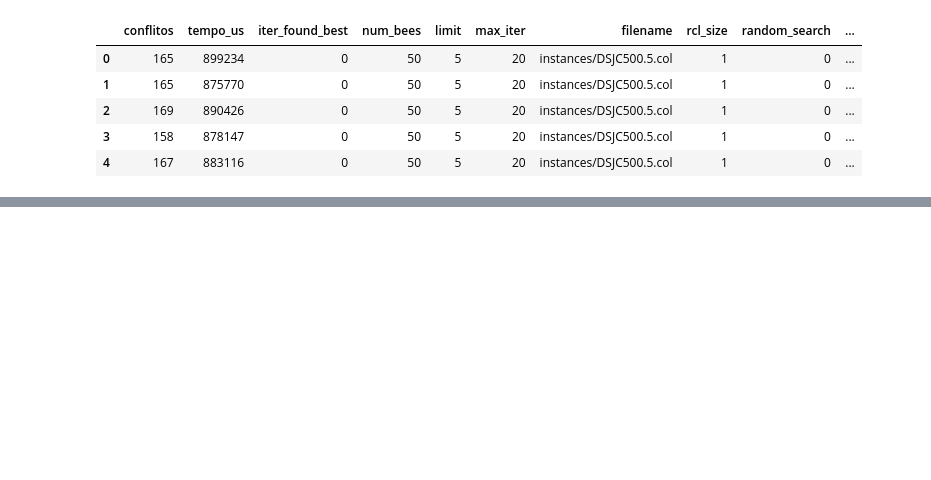
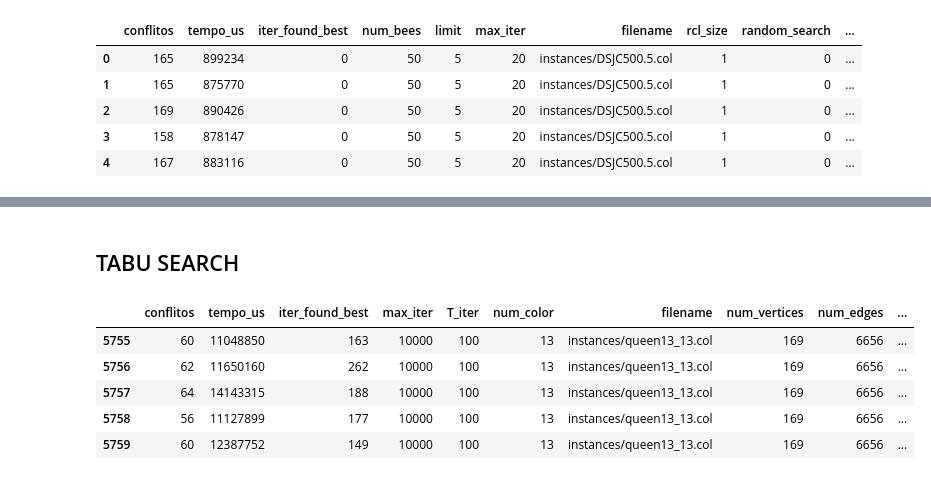
Before and after one commit to bruno-duart/GraphColor, a Jupyter notebook: Optuna.ipynb, the cells around one changed output, grey strips where cells are left out. Saved outputs shown, nothing was run; the diff lists cells and outputs as text; code cells hidden in the pictures; blank space fills up the shorter version.

Commit message:
escolha parâmetros optuna

```diff
--- a/Optuna.ipynb
+++ b/Optuna.ipynb
@@ -169,0 +202,25 @@ Melhores parâmetros encontrados:
+# %%
+df['conflitos_norm'] = (df["conflitos"] - df["conflitos"].min()) / (df["conflitos"].max() - df["conflitos"].min() if df["conflitos"].max()!= df["conflitos"].min() else 0)
+df['tempo_norm'] = (df["tempo_us"] - df["tempo_us"].min()) / (df["tempo_us"].max() - df["tempo_us"].min() if df["tempo_us"].max()!= df["tempo_us"].min() else 0)
+def objective_v3(trial):
+    """Função objetivo para o Optuna, buscando a melhor configuração de parâmetros já testada."""
+
+    # Optuna irá escolher um conjunto de parâmetros dentro dos valores existentes
+    num_bees = trial.suggest_categorical("num_bees", df["num_bees"].unique().tolist())
+    limit = trial.suggest_categorical("limit", df["limit"].unique().tolist())
+    max_iter = trial.suggest_categorical("max_iter", df["max_iter"].unique().tolist())
+    onlooker_phase = trial.suggest_categorical("onlooker_phase", df["onlooker_phase"].unique().tolist())
+
+
+    # Filtrar apenas as execuções com esses parâmetros
+    subset = df[(df["num_bees"] == num_bees) &
+                (df["limit"] == limit) &
+                (df["max_iter"] == max_iter) &
+                (df["onlooker_phase"] == onlooker_phase)]
+
+    alpha = 1  # Peso para conflitos
+    beta = 0   # Peso para tempo
+    score = alpha * subset["conflitos_norm"].mean() + beta * subset["tempo_norm"].mean()
+
+
+    return score  # O Optuna busca minimizar esse valor
@@ -169,0 +353,25 @@ Melhores parâmetros encontrados:
+# %% [markdown]
+## TABU SEARCH
+# %%
+files = ['4-FullIns_4', 'ash331GPIA', 'DSJC250.1', 'le450_15a', 'qg.order30', 'queen13_13']
+columns_tabu = ['conflitos', 'tempo_us', 'iter_found_best',
+           'max_iter', 'T_iter', 'num_color', 'filename',
+           'num_vertices', 'num_edges', 'init_method' ]
+# %%
+dfs = []
+
+for file in files:
+    df = pd.read_csv(f'results_tabu_v2/analysis/{file}.txt', sep=';', names=columns_tabu, header=None)
+    df['conflitos_norm'] = (df["conflitos"] - df["conflitos"].min()) / (df["conflitos"].max() - df["conflitos"].min() if df["conflitos"].max()!= df["conflitos"].min() else 0)
+    df['tempo_norm'] = (df["tempo_us"] - df["tempo_us"].min()) / (df["tempo_us"].max() - df["tempo_us"].min() if df["tempo_us"].max()!= df["tempo_us"].min() else 0)
+    dfs.append(df)
+
+df_tabu = pd.concat(dfs, ignore_index=True)
+df_tabu.tail()
+# %% [output]
+|  | conflitos | tempo_us | iter_found_best | max_iter | T_iter | num_color | filename | num_vertices | num_edges | ... |
+| 5755 | 60 | 11048850 | 163 | 10000 | 100 | 13 | instances/queen13_13.col | 169 | 6656 | ... |
+| 5756 | 62 | 11650160 | 262 | 10000 | 100 | 13 | instances/queen13_13.col | 169 | 6656 | ... |
+| 5757 | 64 | 14143315 | 188 | 10000 | 100 | 13 | instances/queen13_13.col | 169 | 6656 | ... |
+| 5758 | 56 | 11127899 | 177 | 10000 | 100 | 13 | instances/queen13_13.col | 169 | 6656 | ... |
+| 5759 | 60 | 12387752 | 149 | 10000 | 100 | 13 | instances/queen13_13.col | 169 | 6656 | ... |
```
Also changed, not shown: parts of 23 cells of this notebook.
